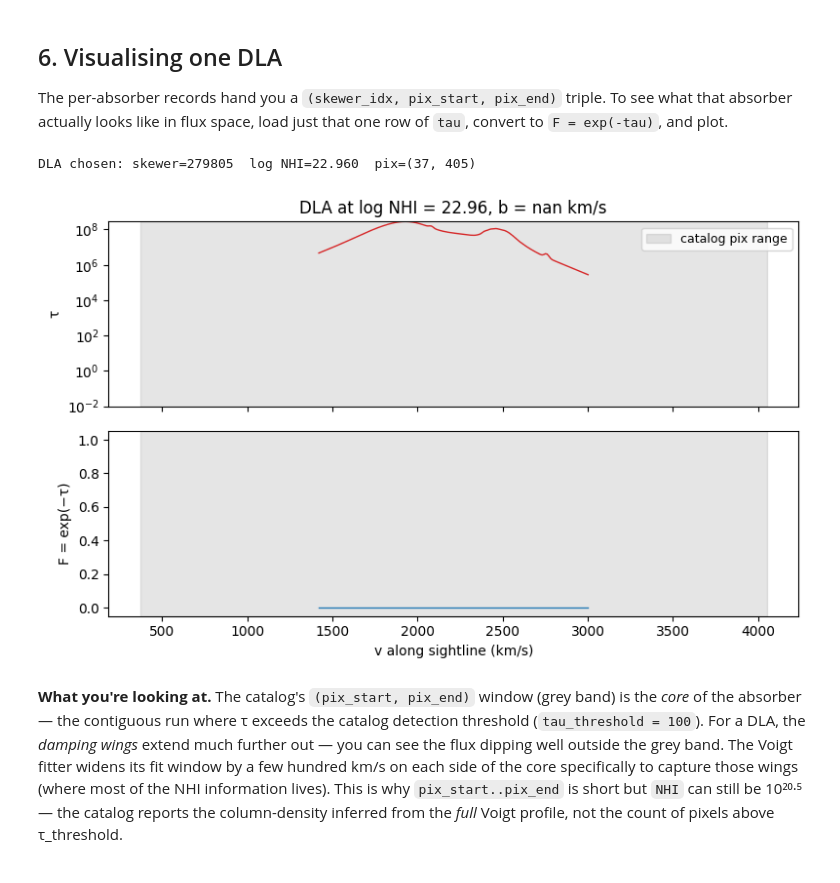
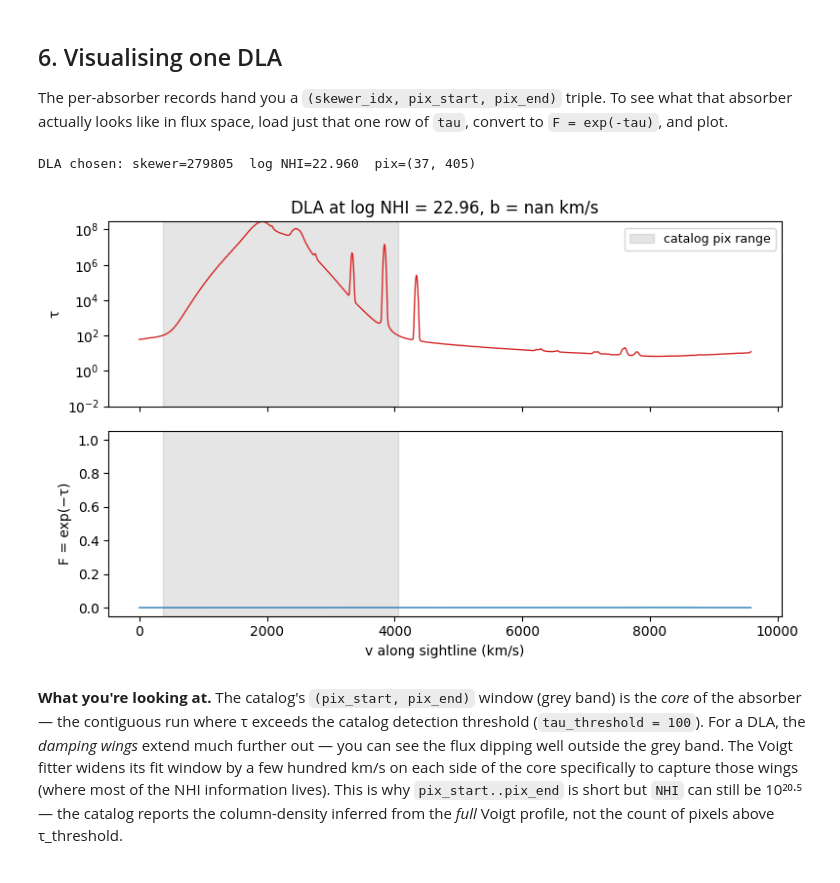
Before and after one commit to jibanCat/hcd_priya, a Jupyter notebook: notebooks/tutorials/01_reading_catalogs_and_spectra.ipynb, the cells around one changed output. Drawn from its saved outputs; the diff is of its cells as text; code cells hidden in the pictures.

```diff
--- a/notebooks/tutorials/01_reading_catalogs_and_spectra.ipynb
+++ b/notebooks/tutorials/01_reading_catalogs_and_spectra.ipynb
@@ -274,36 +274,41 @@ load just that one row of `tau`, convert to `F = exp(-tau)`, and plot.
 dla = max(ac.by_class('DLA'), key=lambda a: a.NHI)
 print(f'DLA chosen: skewer={dla.skewer_idx}  log NHI={dla.log_NHI:.3f}  '
       f'pix=({dla.pix_start}, {dla.pix_end})')
 
 # Stream just this one row of tau.
 with h5py.File(RAW_FILE, 'r') as f:
     tau_row = f['tau/H/1/1215'][dla.skewer_idx, :].astype(np.float64)
 F_row = np.exp(-tau_row)
 
 dv = float(meta['dv_kms'])
 v  = np.arange(len(tau_row)) * dv  # km/s along the sightline
 
-# Show a window around the absorber.
-half_window = 800.0  # km/s on each side
+# Show a window that scales with the absorber's width so the saturated
+# core does not fill the visible region.  At minimum ±2500 km/s, or twice
+# the core width — whichever is larger.  This DLA's core is ~2760 km/s
+# wide, so the window ends up ~±5500 km/s and the damping wings + a
+# stretch of continuum on each side are clearly visible.
+absorber_width_kms = (dla.pix_end - dla.pix_start + 1) * dv
+half_window = max(2.0 * absorber_width_kms, 2500.0)
 v_centre = 0.5 * (dla.pix_start + dla.pix_end) * dv
 sel = (v > v_centre - half_window) & (v < v_centre + half_window)
 
 fig, (ax_t, ax_f) = plt.subplots(2, 1, figsize=(8, 5), sharex=True)
 ax_t.plot(v[sel], tau_row[sel], color='C3', lw=1.0)
 ax_t.set(ylabel='τ', yscale='log', ylim=(1e-2, max(2.0, tau_row[sel].max())))
 ax_t.axvspan(dla.pix_start * dv, dla.pix_end * dv, color='grey', alpha=0.2, label='catalog pix range')
 ax_t.legend(loc='upper right', fontsize=9)
 ax_t.set_title(f'DLA at log NHI = {dla.log_NHI:.2f}, b = {dla.b_kms:.1f} km/s')
 
 ax_f.plot(v[sel], F_row[sel], color='C0', lw=1.0)
 ax_f.set(xlabel='v along sightline (km/s)', ylabel='F = exp(−τ)', ylim=(-0.05, 1.05))
 ax_f.axvspan(dla.pix_start * dv, dla.pix_end * dv, color='grey', alpha=0.2)
 
 fig.tight_layout()
 plt.show()
 # %% [output]
 DLA chosen: skewer=279805  log NHI=22.960  pix=(37, 405)
-[figure, old version]
+[figure, new version]
 # %% [markdown]
 **What you're looking at.**  The catalog's `(pix_start, pix_end)` window
 (grey band) is the *core* of the absorber — the contiguous run where
```
Also changed, not shown: 5 other files.
